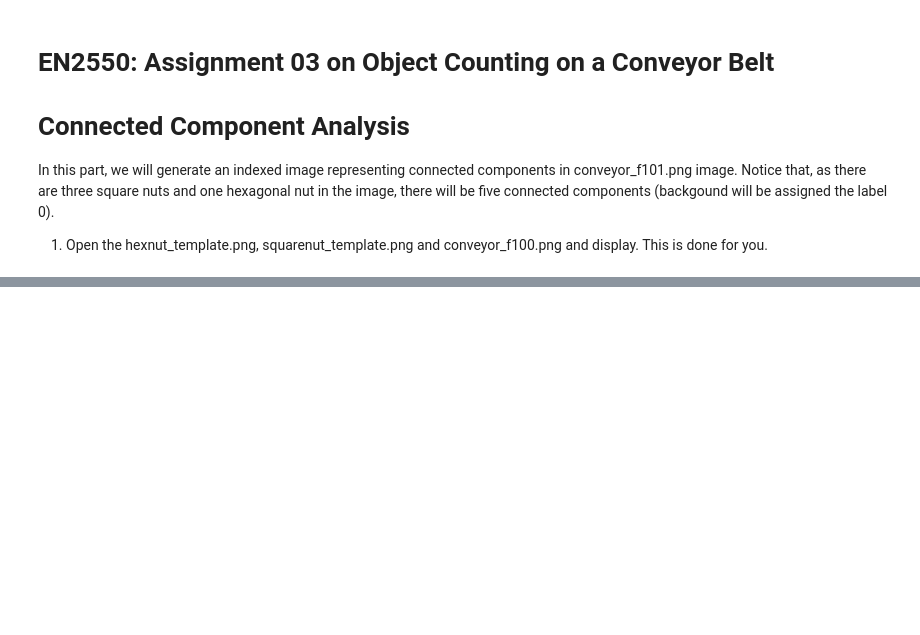
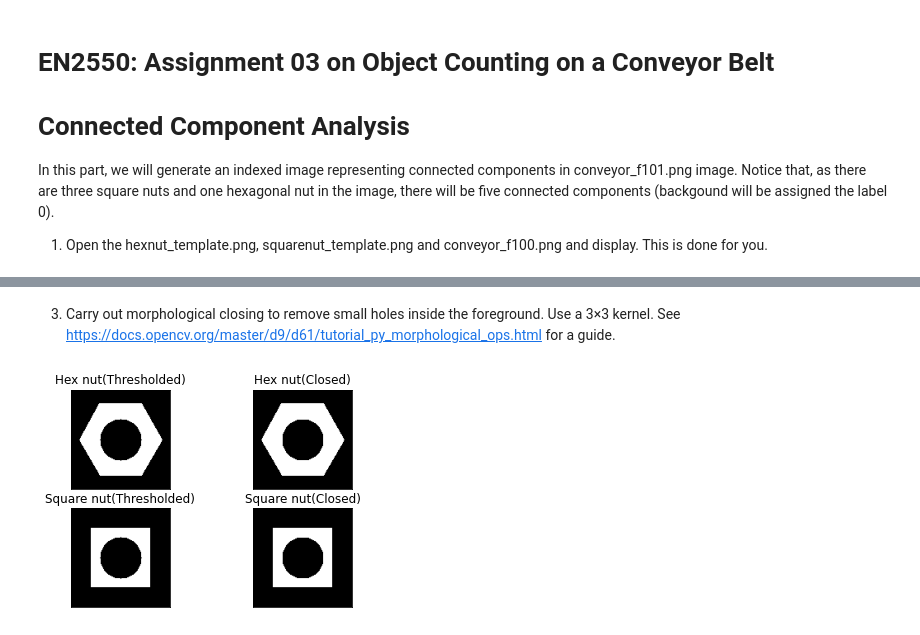
Before and after one commit to Uvin99/EN2550_Assignment3, a Jupyter notebook: Assignment3.ipynb, the cells around one changed output, grey strips where cells are left out. Drawn from its saved outputs; the diff is of its cells as text; code cells hidden in the pictures; blank space fills up the shorter version.

```diff
--- a/Assignment3.ipynb
+++ b/Assignment3.ipynb
@@ -27,0 +61,17 @@ plt.show()
+# %% [markdown]
+3. Carry out morphological closing to remove small holes inside the foreground. Use a 3×3 kernel. See https://docs.opencv.org/master/d9/d61/tutorial_py_morphological_ops.html for a guide.
+# %%
+kernal =  np.ones((3,3),np.uint8)
+closed_hexImg = cv.morphologyEx(hex_th,cv.MORPH_CLOSE, kernal)
+closed_squreImg = cv.morphologyEx(squre_th,cv.MORPH_CLOSE, kernal)
+
+images = [hex_th, closed_hexImg, squre_th, closed_squreImg]
+titles = ["Hex nut(Thresholded)","Hex nut(Closed)","Square nut(Thresholded)","Square nut(Closed)"]
+
+for i in range(2):
+    plt.subplot(2,2,i*2+1), plt.imshow(cv.cvtColor(images[i*2], cv.COLOR_BGR2RGB))
+    plt.title(titles[i*2]), plt.xticks([]), plt.yticks([])
+    plt.subplot(2,2,i*2+2), plt.imshow(cv.cvtColor(images[i*2+1], cv.COLOR_BGR2RGB))
+    plt.title(titles[i*2+1]), plt.xticks([]), plt.yticks([])
+# %% [output]
+[figure, added]
```
Also changed, not shown: parts of 3 cells of this notebook, 1 other file.
